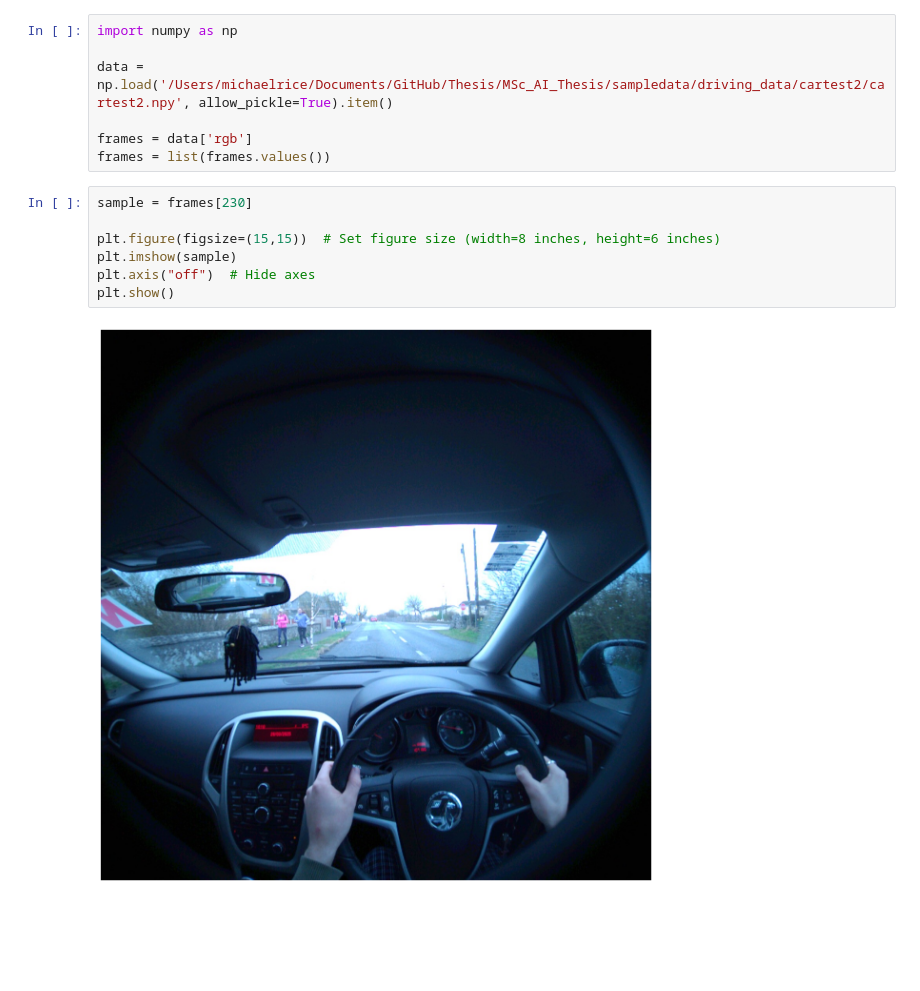
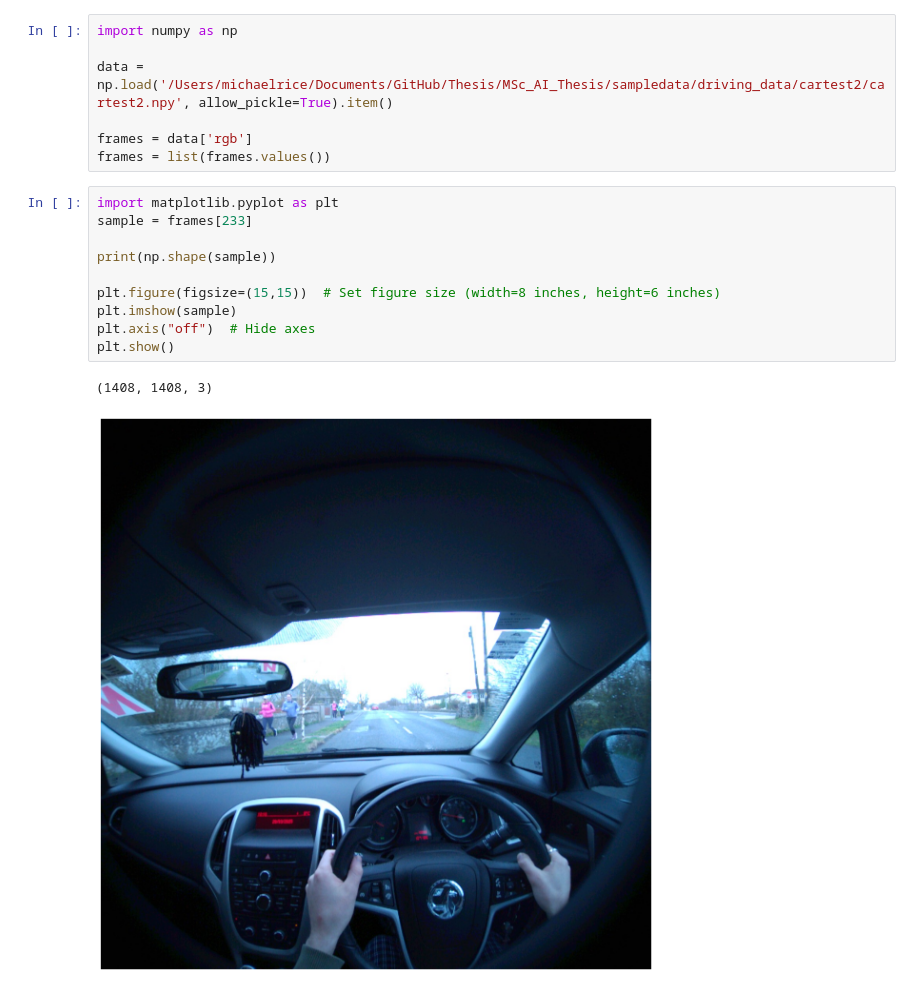
Before and after one commit to MichaelRice1/EgoDrive, a Jupyter notebook: notebooks_and_scripts/testing.ipynb, the cells around one changed output. Drawn from its saved outputs; the diff is of its cells as text; blank space fills up the shorter version.

```diff
--- a/notebooks_and_scripts/testing.ipynb
+++ b/notebooks_and_scripts/testing.ipynb
@@ -201,13 +201,17 @@ data = np.load('/Users/michaelrice/Documents/GitHub/Thesis/MSc_AI_Thesis/sampled
 frames = data['rgb']
 frames = list(frames.values())
 # %%
-sample = frames[230]
+import matplotlib.pyplot as plt
+sample = frames[233]
+
+print(np.shape(sample))
 
 plt.figure(figsize=(15,15))  # Set figure size (width=8 inches, height=6 inches)
 plt.imshow(sample)
 plt.axis("off")  # Hide axes
 plt.show()
 # %% [output]
+(1408, 1408, 3)
-[figure, old version]
+[figure, new version]
 # %%
 cropped_images = vde.person_detection(sample)
```
Also changed, not shown: parts of 3 cells of this notebook, 1 other file.
